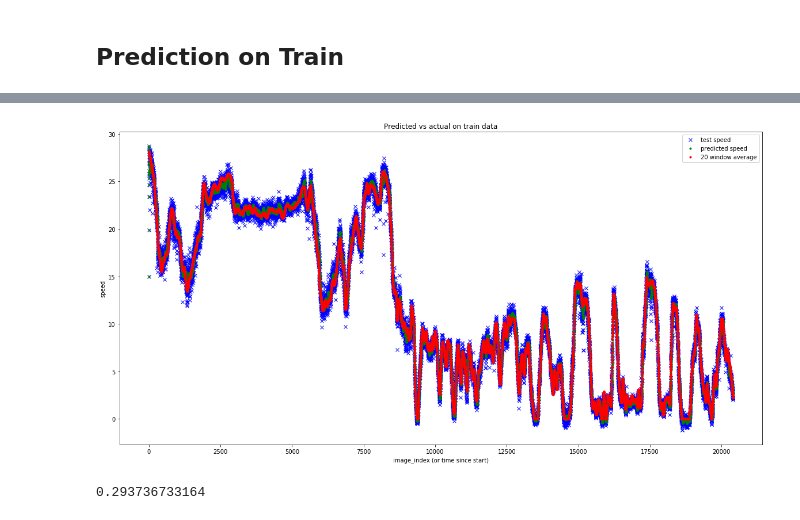
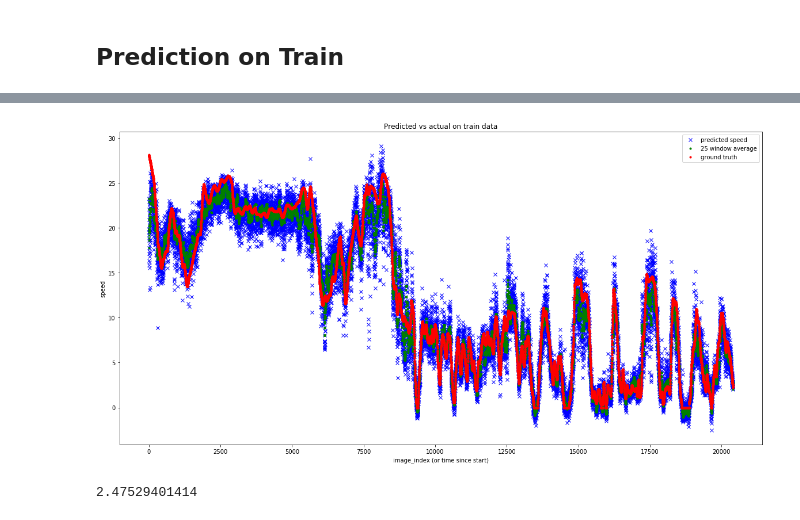
Before and after one commit to jovsa/speed-challenge-2017, a Jupyter notebook: NVIDIA_model.ipynb, the cells around one changed output, grey strips where cells are left out. Saved outputs shown, nothing was run; the diff lists cells and outputs as text; code cells hidden in the pictures.

```diff
--- a/NVIDIA_model.ipynb
+++ b/NVIDIA_model.ipynb
@@ -645,6 +664,6 @@ make_predictions(train_meta)
 # %%
-window_size = 20
-train_meta['smooth_predicted_speed'] = pd.rolling_mean(train_meta['predicted_speed'], window_size)
+window_size = 25
+train_meta['smooth_predicted_speed'] = pd.rolling_median(train_meta['predicted_speed'], window_size, center=True)
 train_meta['smooth_error'] = train_meta.apply(lambda x: x['smooth_predicted_speed'] - x['speed'], axis=1)
 
 train_meta['smooth_predicted_speed'] = train_meta.apply(lambda x:
@@ -656,21 +675,21 @@ train_meta['smooth_error'] = train_meta.apply(lambda x: x['error'] if np.isnan(x
 # %%
 fig, ax = plt.subplots(figsize=(20,10))
 plt.plot(train_meta.sort_values(['image_index'])[['image_index']],
          train_meta.sort_values(['image_index'])[['predicted_speed']], 'bx')
 plt.plot(train_meta.sort_values(['image_index'])[['image_index']],
          train_meta.sort_values(['image_index'])[['smooth_predicted_speed']], 'g.')
 plt.plot(train_meta.sort_values(['image_index'])[['image_index']],
          train_meta.sort_values(['image_index'])[['speed']], 'r.')
 plt.xlabel('image_index (or time since start)')
 plt.ylabel('speed')
 plt.title('Predicted vs actual on train data')
-plt.legend(['test speed', 'predicted speed', (str(window_size) +' window average')], loc='upper right')
+plt.legend(['predicted speed', (str(window_size) +' window average'), 'ground truth'], loc='upper right')
 plt.show()
 plt.close()
 # %% [output]
-[figure, old version]
+[figure, new version]
 # %%
 print(mean_squared_error(train_meta.iloc[1:-1, 2],
                          train_meta.iloc[1:-1, 5]))
 # %% [output]
-0.293736733164
+2.47529401414
```
Also changed, not shown: parts of 18 cells of this notebook.
